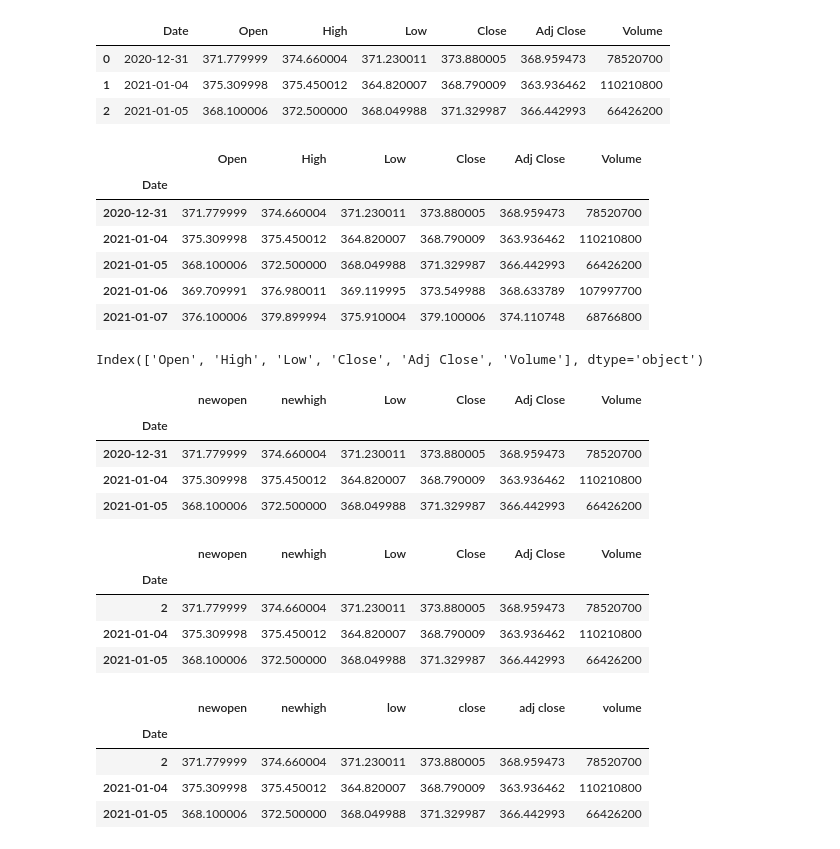
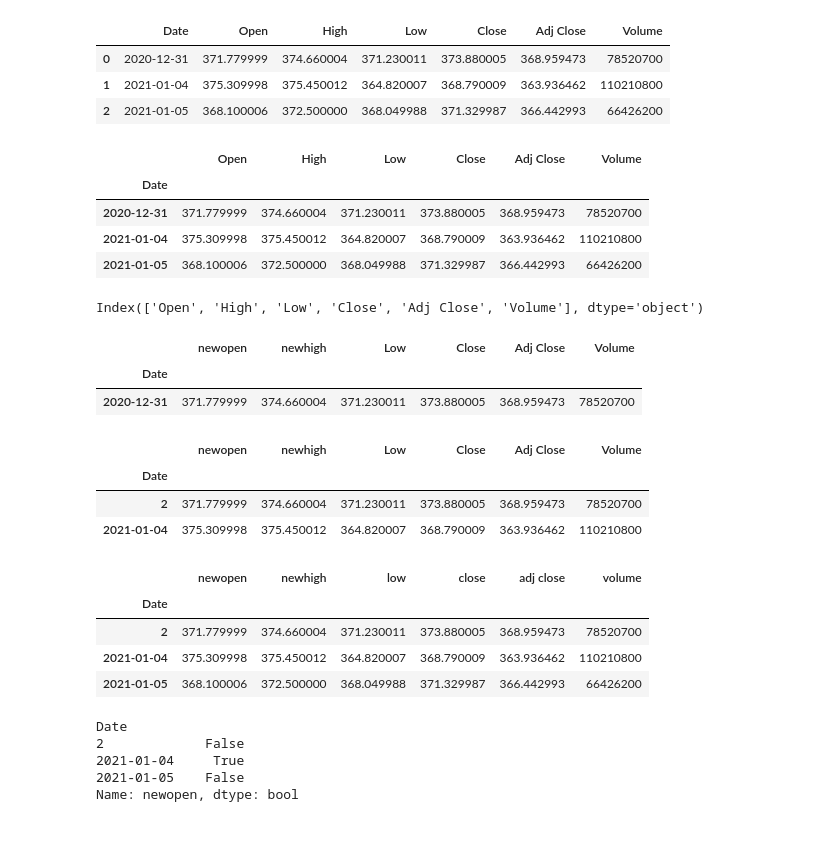
Before and after one commit to Mmotaharinia/Fundamentals_of_data_analysis, a Jupyter notebook: C_Fundamentals_of_Panda_for_new_members_of_our_team.ipynb, the cells around one changed output. Drawn from its saved outputs; the diff is of its cells as text; code cells hidden in the pictures.

```diff
--- a/C_Fundamentals_of_Panda_for_new_members_of_our_team.ipynb
+++ b/C_Fundamentals_of_Panda_for_new_members_of_our_team.ipynb
@@ -210,17 +210,19 @@ dt.head(3)
 # %%
 # get rid of spaces in the column names, we should do this begore hand as some names may include a space -Importanttt
 dt=dt.rename(mapper=str.strip, axis='columns')
-# %%
-dt=dt.set_index('Date')
-dt.head()
-# %% [output]
-|  | Open | High | Low | Close | Adj Close | Volume |
-| Date |  |  |  |  |  |  |
-| 2020-12-31 | 371.779999 | 374.660004 | 371.230011 | 373.880005 | 368.959473 | 78520700 |
-| 2021-01-04 | 375.309998 | 375.450012 | 364.820007 | 368.790009 | 363.936462 | 110210800 |
-| 2021-01-05 | 368.100006 | 372.500000 | 368.049988 | 371.329987 | 366.442993 | 66426200 |
-| 2021-01-06 | 369.709991 | 376.980011 | 369.119995 | 373.549988 | 368.633789 | 107997700 |
-| 2021-01-07 | 376.100006 | 379.899994 | 375.910004 | 379.100006 | 374.110748 | 68766800 |
+# %%
+dt.index=dt.loc[:]['Date']
+dt=dt.drop(['Date'],axis=1)
+dt.head(3)
+#or
+#dt=dt.set_index('Date')
+#dt.head()
+# %% [output]
+|  | Open | High | Low | Close | Adj Close | Volume |
+| Date |  |  |  |  |  |  |
+| 2020-12-31 | 371.779999 | 374.660004 | 371.230011 | 373.880005 | 368.959473 | 78520700 |
+| 2021-01-04 | 375.309998 | 375.450012 | 364.820007 | 368.790009 | 363.936462 | 110210800 |
+| 2021-01-05 | 368.100006 | 372.500000 | 368.049988 | 371.329987 | 366.442993 | 66426200 |
 # %%
 # columns shown
 dt.columns
@@ -228,22 +230,19 @@ dt.columns
 Index(['Open', 'High', 'Low', 'Close', 'Adj Close', 'Volume'], dtype='object')
 # %%
 dt=dt.rename(columns={'Open':'newopen','High':'newhigh', 'Date':'newdate'})
-dt.head(3)
+dt.head(1)
 # %% [output]
 |  | newopen | newhigh | Low | Close | Adj Close | Volume |
 | Date |  |  |  |  |  |  |
 | 2020-12-31 | 371.779999 | 374.660004 | 371.230011 | 373.880005 | 368.959473 | 78520700 |
-| 2021-01-04 | 375.309998 | 375.450012 | 364.820007 | 368.790009 | 363.936462 | 110210800 |
-| 2021-01-05 | 368.100006 | 372.500000 | 368.049988 | 371.329987 | 366.442993 | 66426200 |
 # %%
 dt=dt.rename(index={"2020-12-31":2})
-dt.head(3)
+dt.head(2)
 # %% [output]
 |  | newopen | newhigh | Low | Close | Adj Close | Volume |
 | Date |  |  |  |  |  |  |
 | 2 | 371.779999 | 374.660004 | 371.230011 | 373.880005 | 368.959473 | 78520700 |
 | 2021-01-04 | 375.309998 | 375.450012 | 364.820007 | 368.790009 | 363.936462 | 110210800 |
-| 2021-01-05 | 368.100006 | 372.500000 | 368.049988 | 371.329987 | 366.442993 | 66426200 |
 # %%
 # lower case columns
 dtcol=list(dt.columns)
@@ -256,3 +256,13 @@ dt.head(3)
 | 2 | 371.779999 | 374.660004 | 371.230011 | 373.880005 | 368.959473 | 78520700 |
 | 2021-01-04 | 375.309998 | 375.450012 | 364.820007 | 368.790009 | 363.936462 | 110210800 |
 | 2021-01-05 | 368.100006 | 372.500000 | 368.049988 | 371.329987 | 366.442993 | 66426200 |
+# %%
+#Boolian masking
+dtmask=dt.loc[:]['newopen']>372
+dtmask.head(3)
+# %% [output]
+Date
+2             False
+2021-01-04     True
+2021-01-05    False
+Name: newopen, dtype: bool
```
Also changed, not shown: parts of 15 cells of this notebook.
